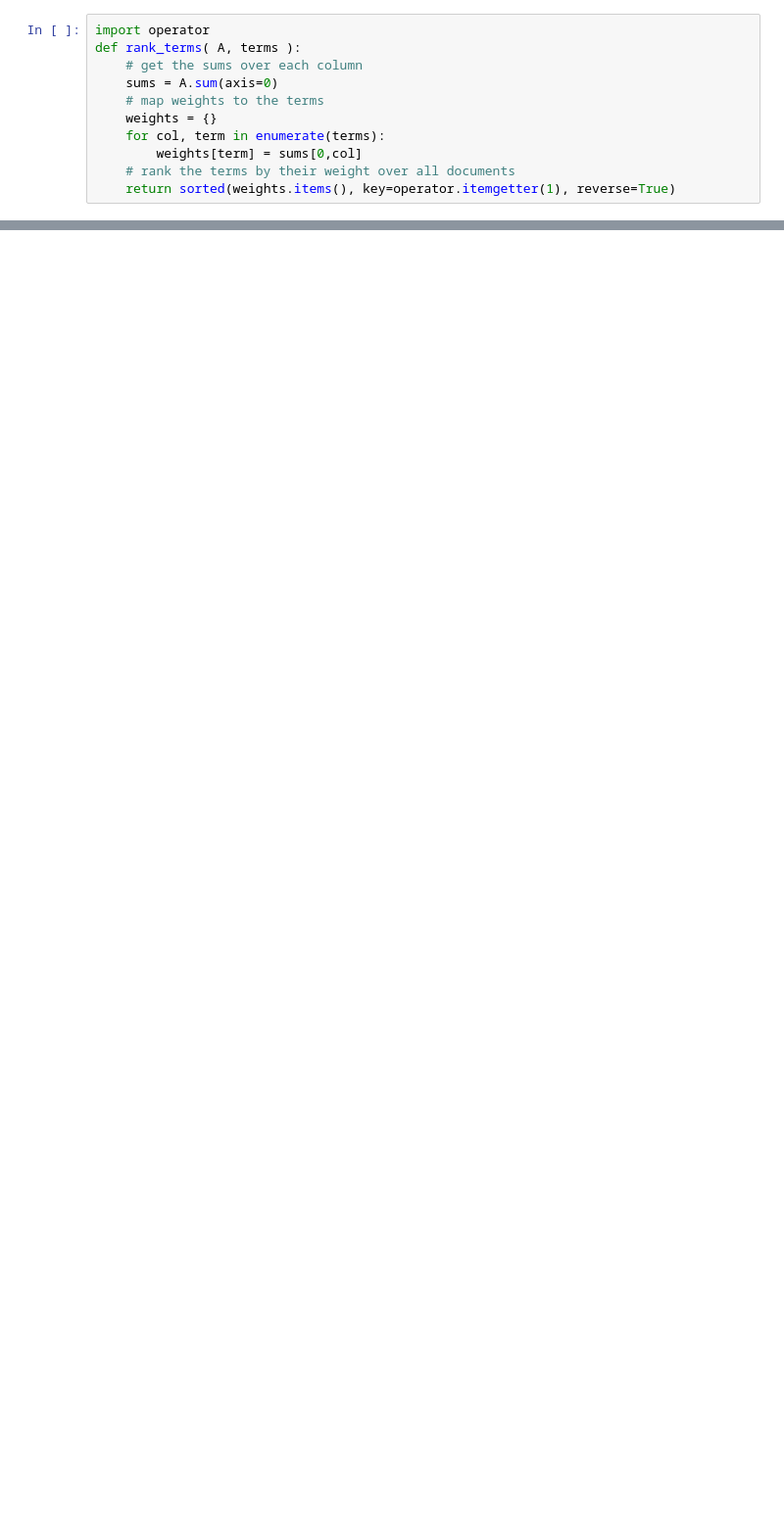
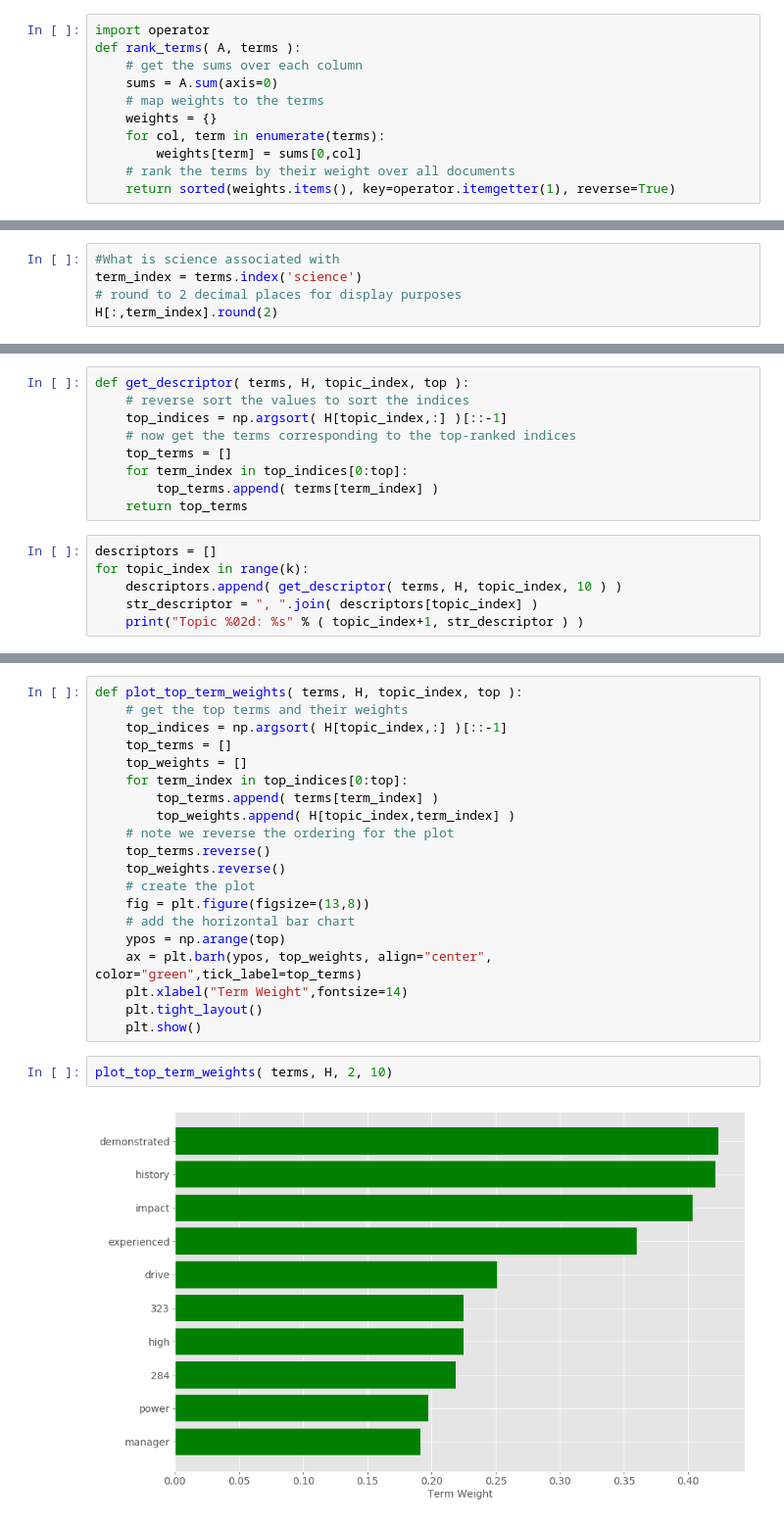
Before and after one commit to mbriones/LinkedinDiversity, a Jupyter notebook: LinkedinTopic.ipynb, the cells around one changed output, grey strips where cells are left out. Shown at 98% size. Saved outputs shown, nothing was run; the diff lists cells and outputs as text; blank space fills up the shorter version.

Commit message:
updated topic model to include 4 base topics'

```diff
--- a/LinkedinTopic.ipynb
+++ b/LinkedinTopic.ipynb
@@ -204,0 +218,5 @@ tfidf_article_matrix.shape
+# %%
+#What is science associated with
+term_index = terms.index('science')
+# round to 2 decimal places for display purposes
+H[:,term_index].round(2)
@@ -204,0 +227,15 @@ tfidf_article_matrix.shape
+# %%
+def get_descriptor( terms, H, topic_index, top ):
+    # reverse sort the values to sort the indices
+    top_indices = np.argsort( H[topic_index,:] )[::-1]
+    # now get the terms corresponding to the top-ranked indices
+    top_terms = []
+    for term_index in top_indices[0:top]:
+        top_terms.append( terms[term_index] )
+    return top_terms
+# %%
+descriptors = []
+for topic_index in range(k):
+    descriptors.append( get_descriptor( terms, H, topic_index, 10 ) )
+    str_descriptor = ", ".join( descriptors[topic_index] )
+    print("Topic %02d: %s" % ( topic_index+1, str_descriptor ) )
@@ -204,0 +247,24 @@ tfidf_article_matrix.shape
+# %%
+def plot_top_term_weights( terms, H, topic_index, top ):
+    # get the top terms and their weights
+    top_indices = np.argsort( H[topic_index,:] )[::-1]
+    top_terms = []
+    top_weights = []
+    for term_index in top_indices[0:top]:
+        top_terms.append( terms[term_index] )
+        top_weights.append( H[topic_index,term_index] )
+    # note we reverse the ordering for the plot
+    top_terms.reverse()
+    top_weights.reverse()
+    # create the plot
+    fig = plt.figure(figsize=(13,8))
+    # add the horizontal bar chart
+    ypos = np.arange(top)
+    ax = plt.barh(ypos, top_weights, align="center", color="green",tick_label=top_terms)
+    plt.xlabel("Term Weight",fontsize=14)
+    plt.tight_layout()
+    plt.show()
+# %%
+plot_top_term_weights( terms, H, 2, 10)
+# %% [output]
+[figure, added]
```
Also changed, not shown: parts of 31 cells of this notebook, 1 other file.
